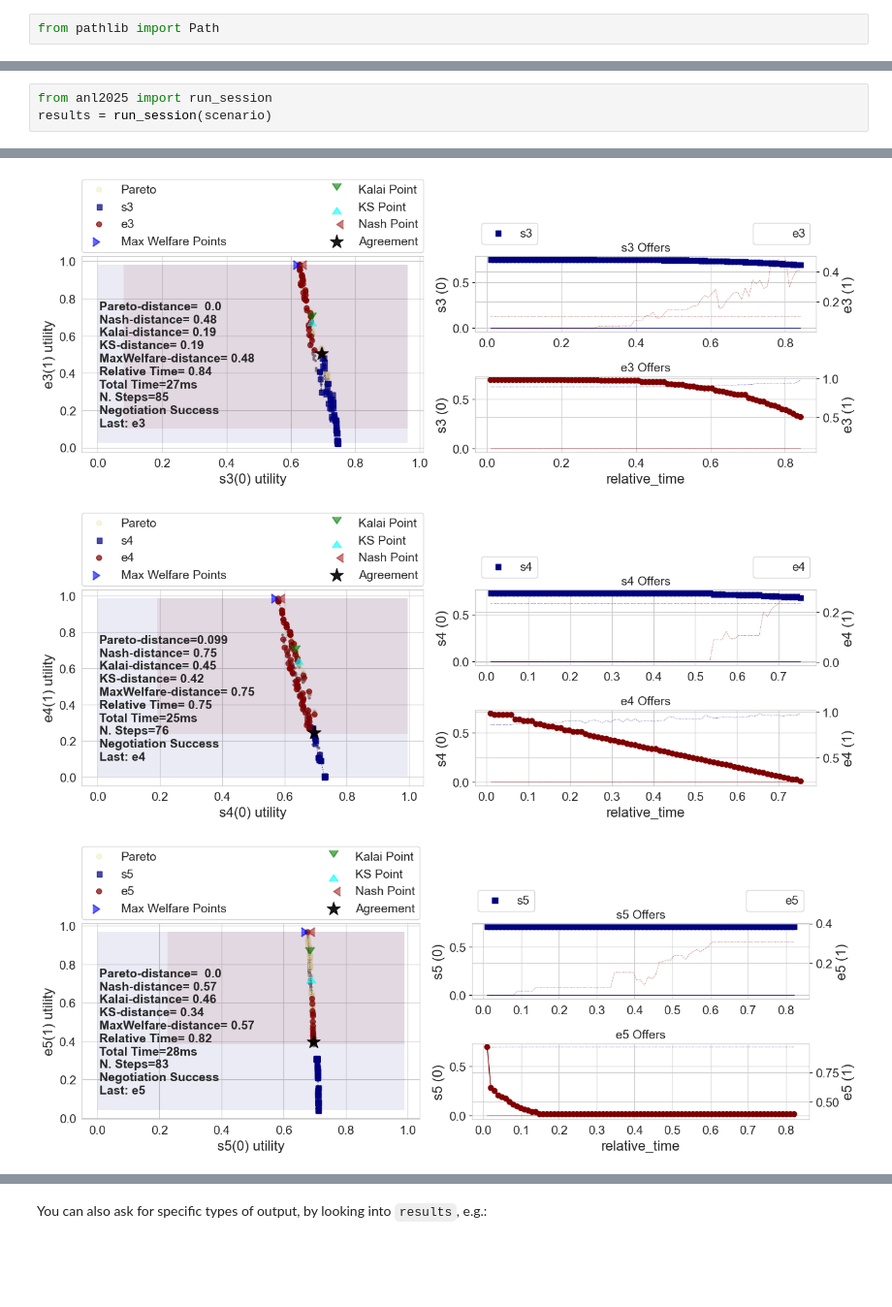
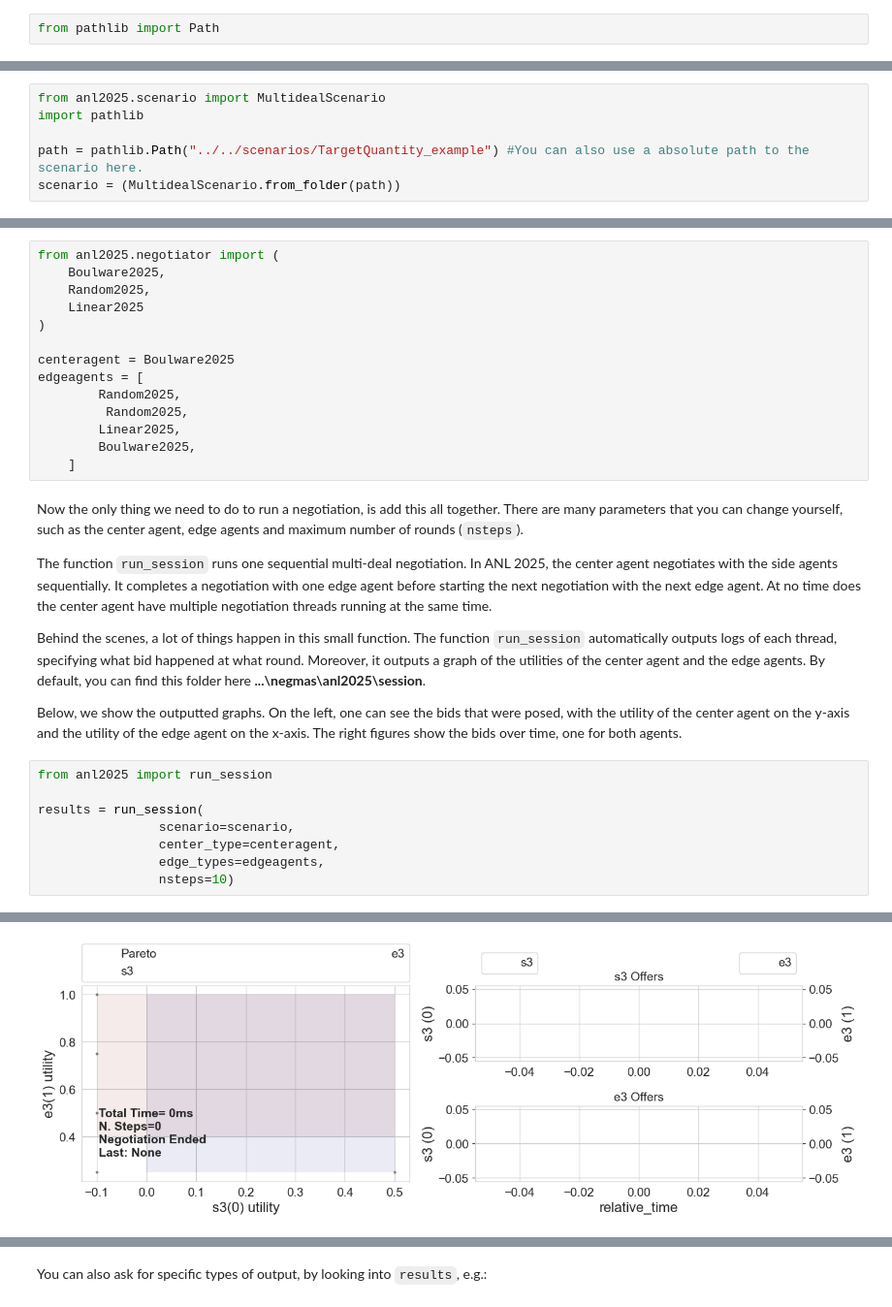
Before and after one commit to autoneg/anl2025, a Jupyter notebook: tutorials/notebooks/Tutorial_run_a_negotiation.ipynb, the cells around one changed output, grey strips where cells are left out. Shown at 97% size. Drawn from its saved outputs; the diff is of its cells as text; blank space fills up the shorter version.

```diff
--- a/tutorials/notebooks/Tutorial_run_a_negotiation.ipynb
+++ b/tutorials/notebooks/Tutorial_run_a_negotiation.ipynb
@@ -64,0 +39,6 @@ Below, we show the outputted graphs. On the left, one can see the bids that were
+# %%
+from anl2025.scenario import MultidealScenario
+import pathlib
+
+path = pathlib.Path("../../scenarios/TargetQuantity_example") #You can also use a absolute path to the scenario here.
+scenario = (MultidealScenario.from_folder(path))
@@ -65,4 +47,31 @@ Below, we show the outputted graphs. On the left, one can see the bids that were
+# %%
+from anl2025.negotiator import (
+    Boulware2025,
+    Random2025,
+    Linear2025
+)
+
+centeragent = Boulware2025
+edgeagents = [
+        Random2025,
+         Random2025,
+        Linear2025,
+        Boulware2025,
+    ]
+# %% [markdown]
+Now the only thing we need to do to run a negotiation, is add this all together. There are many parameters that you can change yourself, such as the center agent, edge agents and maximum number of rounds (`nsteps`).
+
+The function `run_session` runs one sequential multi-deal negotiation. In ANL 2025, the center agent negotiates with the side agents sequentially. It completes a negotiation with one edge agent before starting the next negotiation with the next edge agent. At no time does the center agent have multiple negotiation threads running at the same time.
+
+Behind the scenes, a lot of things happen in this small function. The function `run_session` automatically outputs logs of each thread, specifying what bid happened at what round. Moreover, it outputs a graph of the utilities of the center agent and the edge agents. By default, you can find this folder here **...\negmas\anl2025\session**.
+
+Below, we show the outputted graphs. On the left, one can see the bids that were posed, with the utility of the center agent on the y-axis and the utility of the edge agent on the x-axis. The right figures show the bids over time, one for both agents.
 # %%
 from anl2025 import run_session
-results = run_session(scenario)
+
+results = run_session(
+                scenario=scenario,
+                center_type=centeragent,
+                edge_types=edgeagents,
+                nsteps=10)
 # %% [output]
@@ -72,3 +81 @@ results = run_session(scenario)
-[figure, old version]
+[figure, new version]
-[figure, removed]
-[figure, removed]
```
Also changed, not shown: parts of 9 cells of this notebook, 22 other files.
